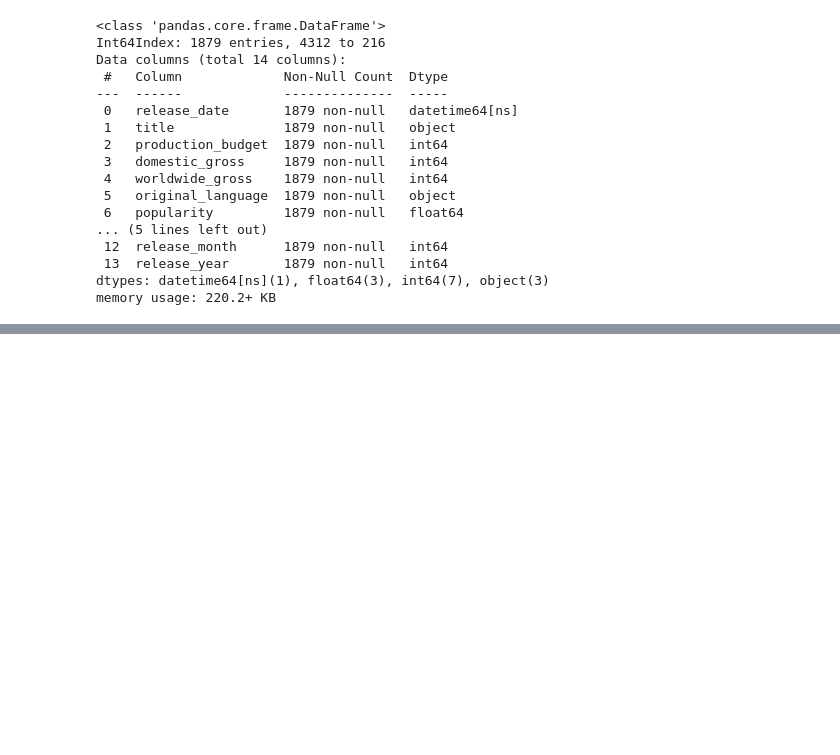
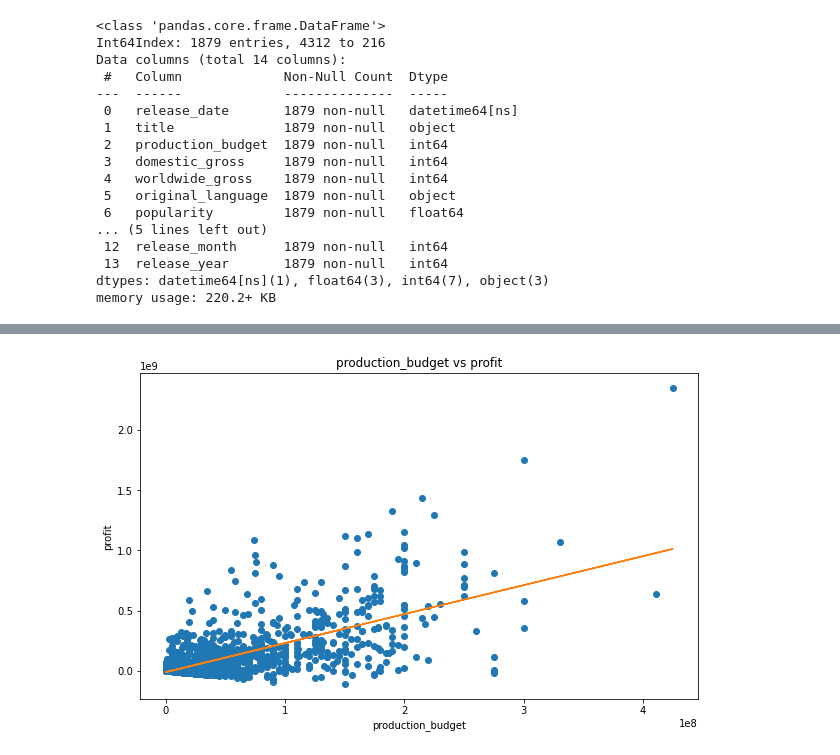
Before and after one commit to dquillao/dsc-mod-1-project-v2-1-online-ds-sp-000, a Jupyter notebook: EDA 2.ipynb, the cells around one changed output, grey strips where cells are left out. Drawn from its saved outputs; the diff is of its cells as text; code cells hidden in the pictures; blank space fills up the shorter version.

```diff
--- a/EDA 2.ipynb
+++ b/EDA 2.ipynb
@@ -785,0 +812,15 @@ memory usage: 220.2+ KB
+# %%
+fig, ax = plt.subplots(figsize = (10, 6))
+x = final_df['production_budget']
+y = final_df['profit']
+ax.plot(x, y, 'o')
+
+m, b = np.polyfit(x, y, 1)
+
+ax.plot(x, m*x+b)
+plt.xlabel('production_budget')
+plt.ylabel('profit')
+plt.title('production_budget vs profit')
+plt.show()
+# %% [output]
+[figure, added]
```
Also changed, not shown: parts of 5 cells of this notebook.
